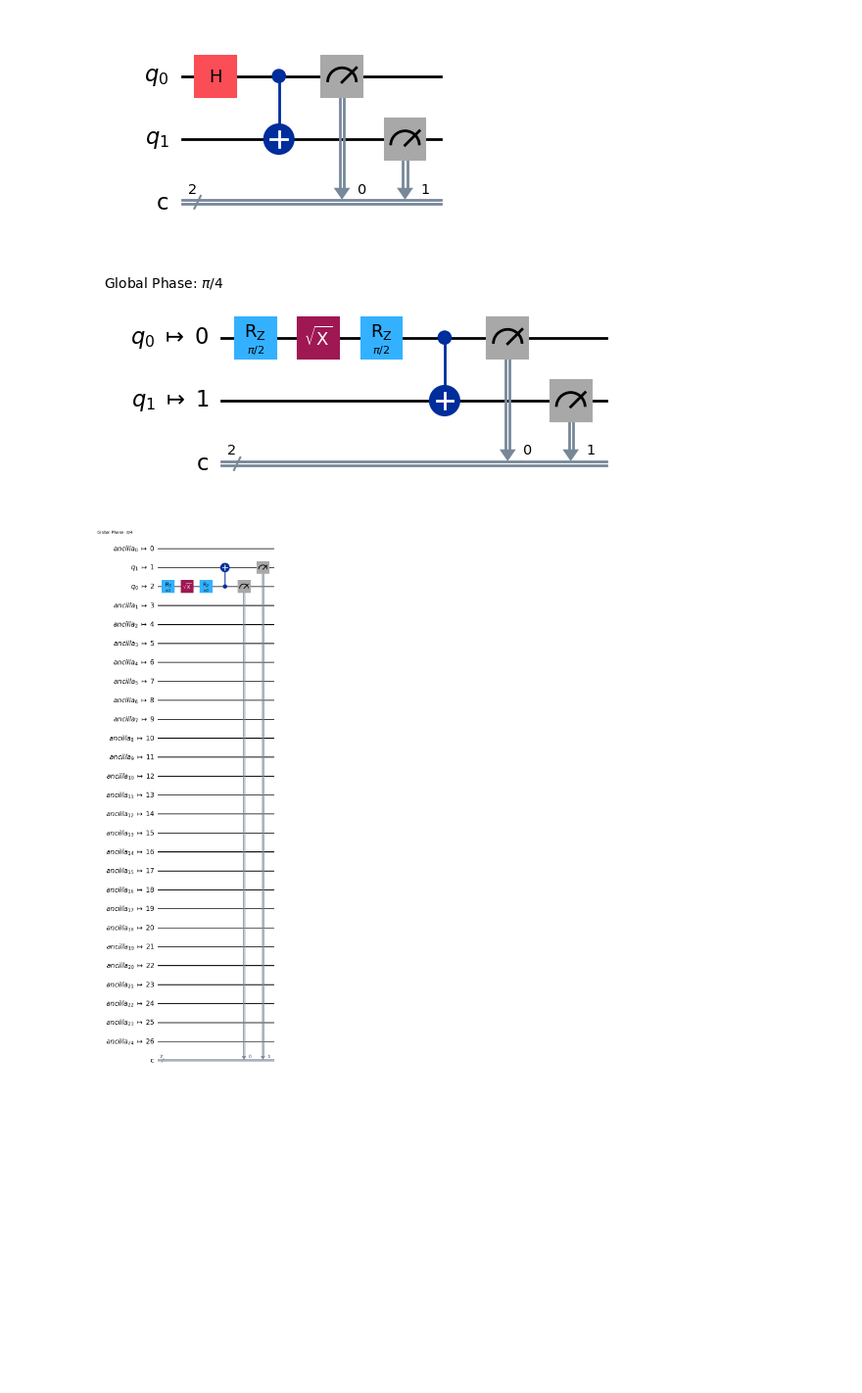
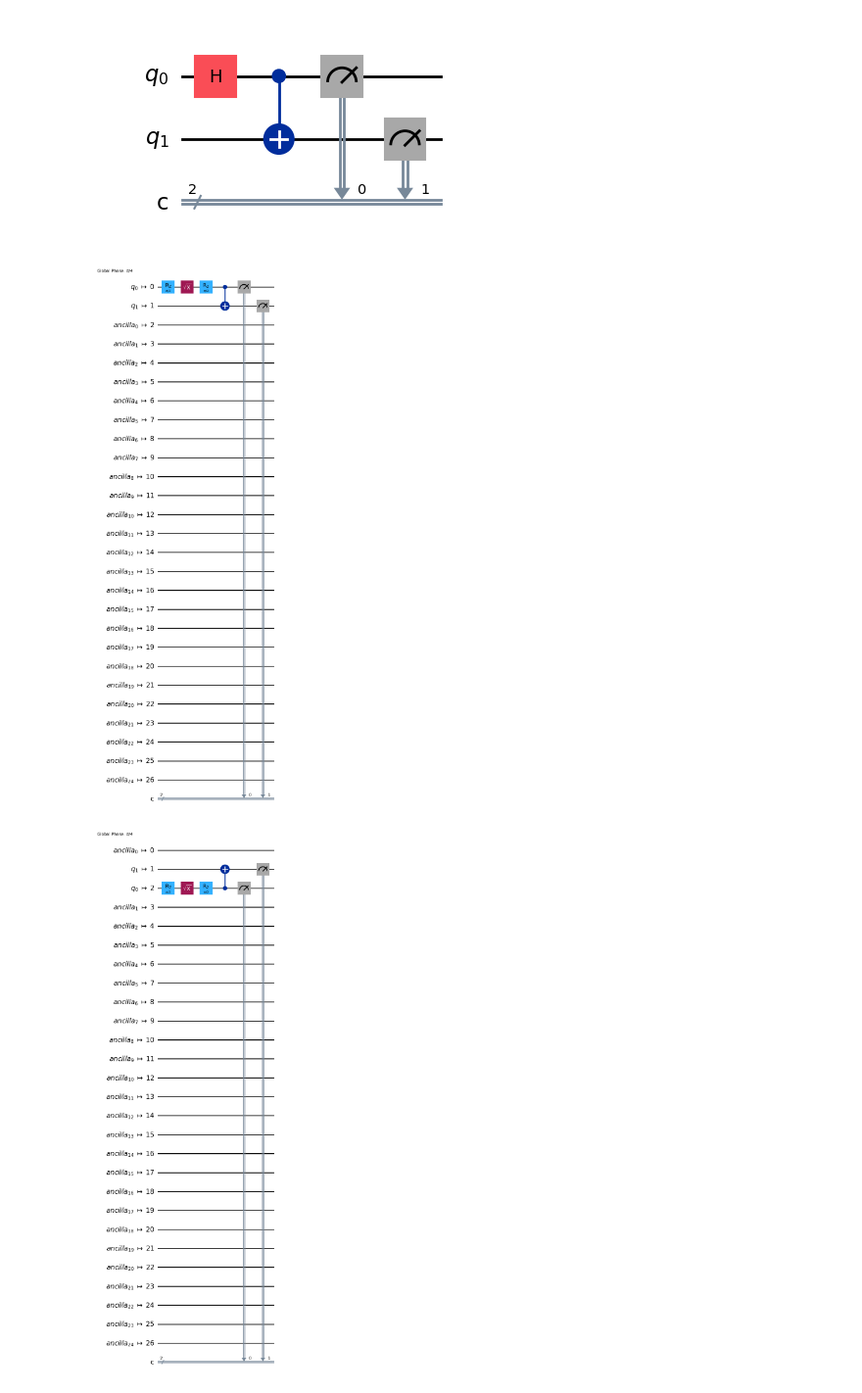
Before and after one commit to michi66f/qiskit_pulse_demo, a Jupyter notebook: qiskit_pulse_demo.ipynb, the cells around one changed output. Shown at 98% size. Saved outputs shown, nothing was run; the diff lists cells and outputs as text; code cells hidden in the pictures; blank space fills up the shorter version.

```diff
--- a/qiskit_pulse_demo.ipynb
+++ b/qiskit_pulse_demo.ipynb
@@ -56,9 +87,9 @@ circ.draw('mpl')
 [figure]
 # %%
 transpiled_circ = transpile(circ, BACKEND, initial_layout=[0,1])
-transpiled_circ.draw('mpl', idle_wires=False)
+transpiled_circ.draw('mpl', idle_wires=True)
 # %% [output]
-[figure, old version]
+[figure, new version]
 # %%
 transpiled_circ = transpile(circ, BACKEND, initial_layout=[2,1])
 transpiled_circ.draw('mpl', idle_wires=True)
```
Also changed, not shown: parts of 47 cells of this notebook.
